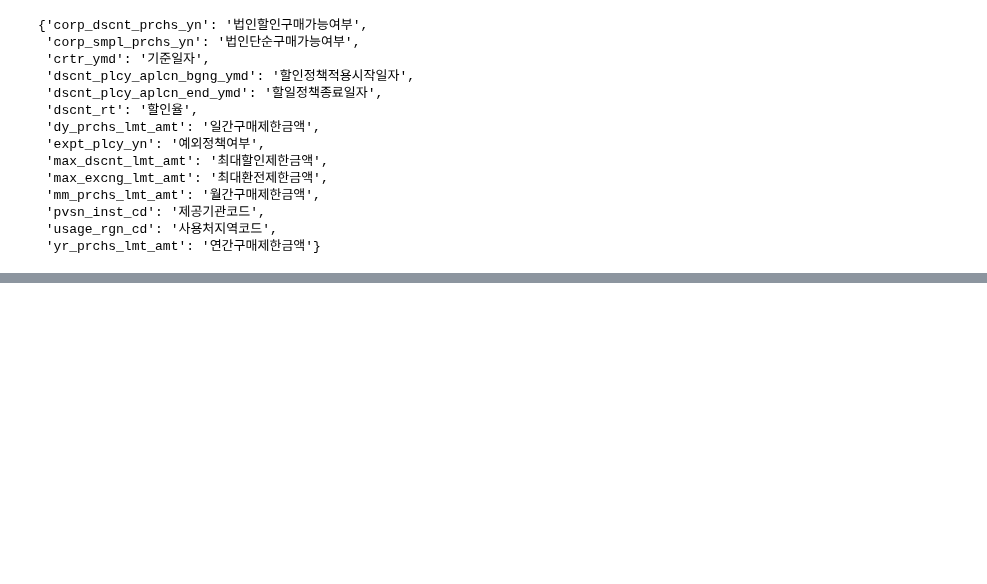
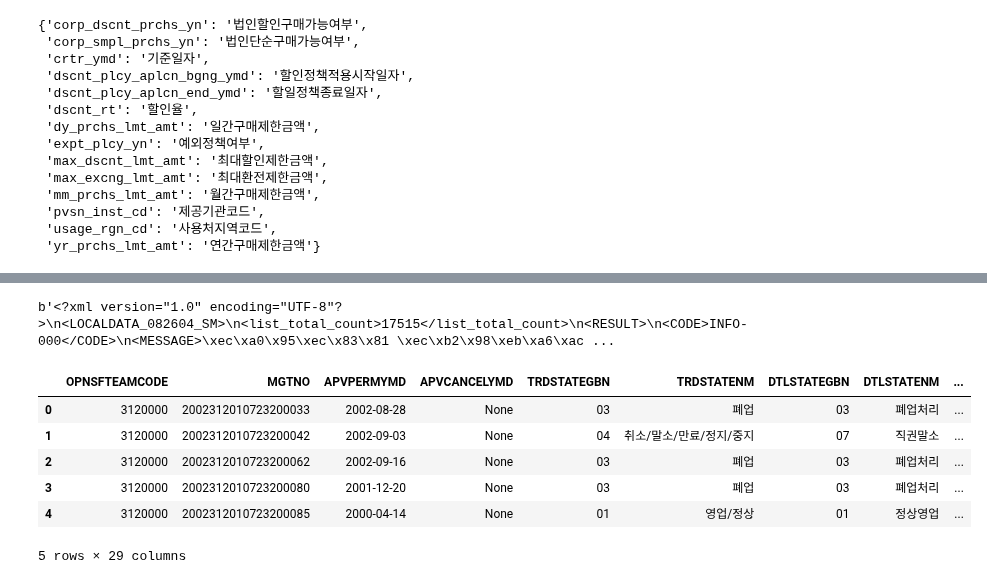
Before and after one commit to JungHyun7/multicam, a Jupyter notebook: 20251029/01_openapi.ipynb, the cells around one changed output, grey strips where cells are left out. Saved outputs shown, nothing was run; the diff lists cells and outputs as text; code cells hidden in the pictures; blank space fills up the shorter version.

```diff
--- a/20251029/01_openapi.ipynb
+++ b/20251029/01_openapi.ipynb
@@ -120,0 +129,14 @@ import os
+# %%
+service_key2 = '6546674f4664617237314274704d75'
+service_name = 'LOCALDATA_082604_SM'
+data_type = 'xml'
+start_idx = '1'
+end_idx = '10'
+
+url2 = f'http://openapi.seoul.go.kr:8088/{service_key2}/{data_type}/{service_name}/{start_idx}/{end_idx}/'
+# %%
+res2 = requests.get(url2)
+# %%
+res2.content
+# %% [output]
+b'<?xml version="1.0" encoding="UTF-8"?>\n<LOCALDATA_082604_SM>\n<list_total_count>17515</list_total_count>\n<RESULT>\n<CODE>INFO-000</CODE>\n<MESSAGE>\xec\xa0\x95\xec\x83\x81 \xec\xb2\x98\xeb\xa6\xac ...
@@ -120,0 +149,15 @@ import os
+# %%
+# xml 형태인 바이트 데이터를 dict 형태로 변환
+# xmltodict에 내장된 parse()함수를 이용
+data = xmltodict.parse(res2.content)
+# %%
+df3 = pd.DataFrame(data['LOCALDATA_082604_SM']['row'])
+df3.head()
+# %% [output]
+|  | OPNSFTEAMCODE | MGTNO | APVPERMYMD | APVCANCELYMD | TRDSTATEGBN | TRDSTATENM | DTLSTATEGBN | DTLSTATENM | ... |
+| 0 | 3120000 | 2002312010723200033 | 2002-08-28 | None | 03 | 폐업 | 03 | 폐업처리 | ... |
+| 1 | 3120000 | 2002312010723200042 | 2002-09-03 | None | 04 | 취소/말소/만료/정지/중지 | 07 | 직권말소 | ... |
+| 2 | 3120000 | 2002312010723200062 | 2002-09-16 | None | 03 | 폐업 | 03 | 폐업처리 | ... |
+| 3 | 3120000 | 2002312010723200080 | 2001-12-20 | None | 03 | 폐업 | 03 | 폐업처리 | ... |
+| 4 | 3120000 | 2002312010723200085 | 2000-04-14 | None | 01 | 영업/정상 | 01 | 정상영업 | ... |
+5 rows × 29 columns
```
Also changed, not shown: parts of 7 cells of this notebook.
